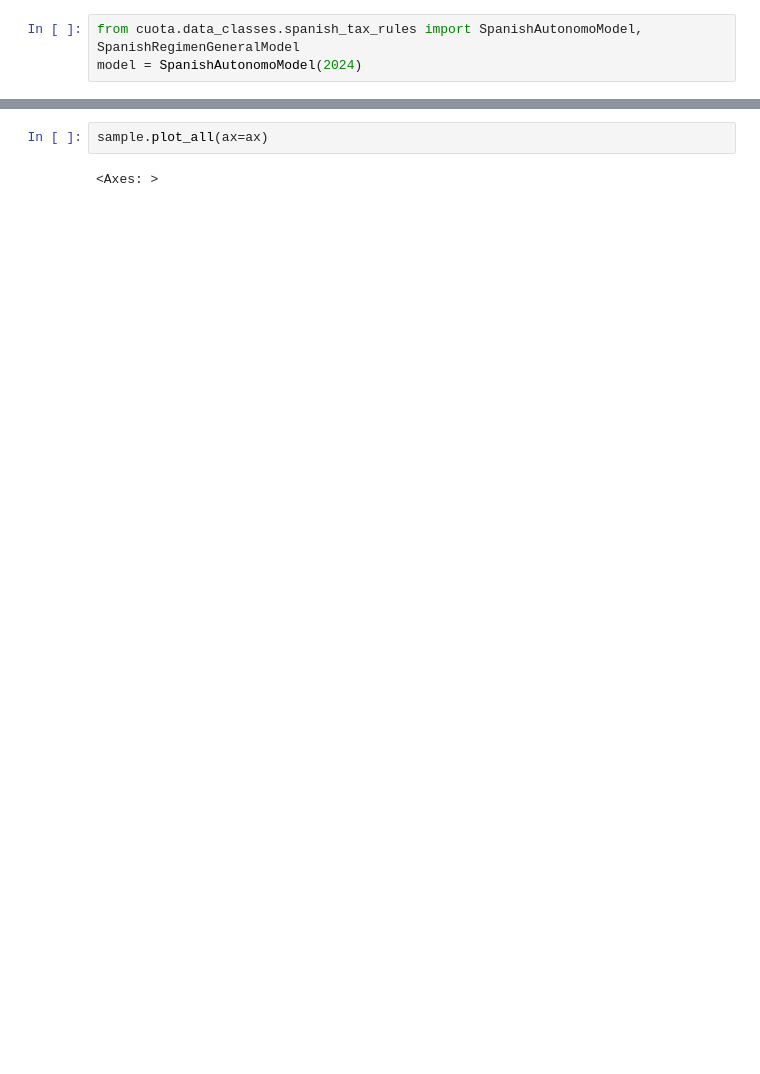
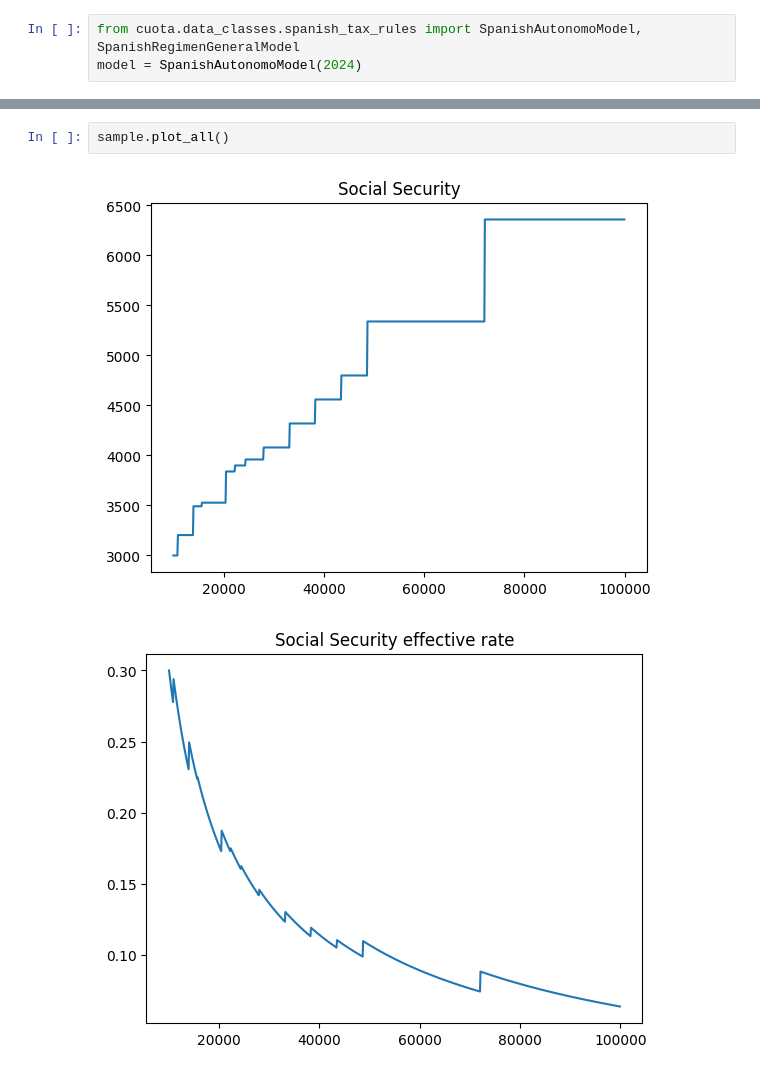
Before and after one commit to JonathanMair/cuota, a Jupyter notebook: jupyter/developing_plot.ipynb, the cells around one changed output, grey strips where cells are left out. Saved outputs shown, nothing was run; the diff lists cells and outputs as text; blank space fills up the shorter version.

```diff
--- a/jupyter/developing_plot.ipynb
+++ b/jupyter/developing_plot.ipynb
@@ -19,4 +20,5 @@ sample.plot_metric(ax=ax, metric="effective rate")
 # %%
-sample.plot_all(ax=ax)
+sample.plot_all()
 # %% [output]
-<Axes: >
+[figure, added]
+[figure, added]
```
Also changed, not shown: parts of 5 cells of this notebook, 4 other files.
